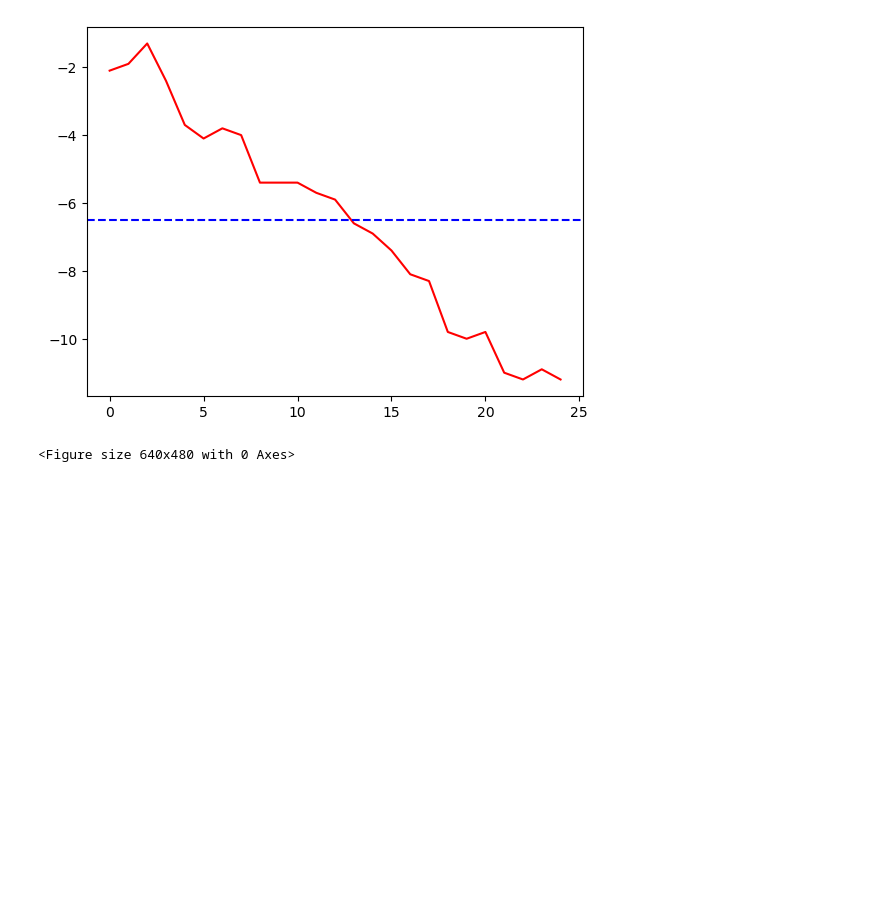
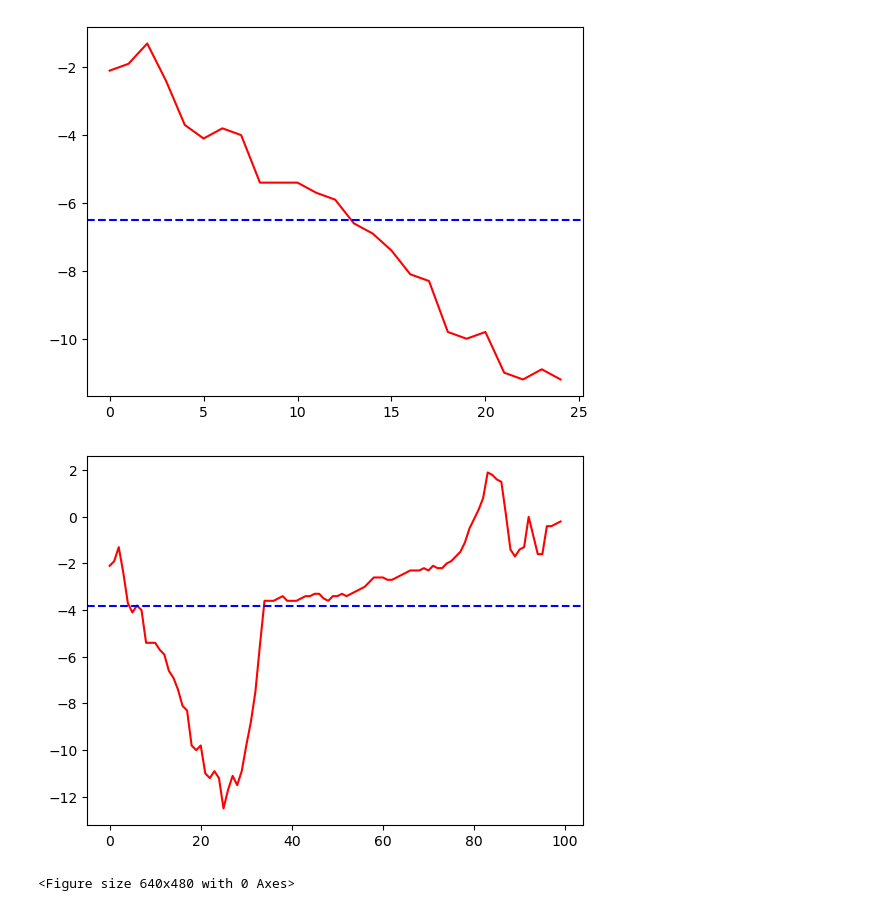
Before and after one commit to IGE-OpenReproLab2025/modular-python-code-demo, a Jupyter notebook: temperature_plotting.ipynb, the cells around one changed output. Cells and saved outputs as stored; diff of their text form; code cells hidden in the pictures; blank space fills up the shorter version.

```diff
--- a/temperature_plotting.ipynb
+++ b/temperature_plotting.ipynb
@@ -1,22 +1,39 @@
 # %%
 import pandas as pd
 from matplotlib import pyplot as plt
 
 num_measurements = 25
 
 # Read data from file
 data = pd.read_csv("temperatures.csv", nrows=num_measurements)
 temperatures = data["Air temperature (degC)"]
 
 # Compute statistics
 mean = sum(temperatures) / num_measurements
 
 # Plotting
 plt.plot(temperatures, "r-")
 plt.axhline(y=mean, color="b", linestyle="--")
 plt.show()
 plt.savefig("25.png")
 plt.clf()
+
+num_measurements = 100
+
+# Read data from file
+data = pd.read_csv("temperatures.csv", nrows=num_measurements)
+temperatures = data["Air temperature (degC)"]
+
+# Compute statistics
+mean = sum(temperatures) / num_measurements
+
+# Plotting
+plt.plot(temperatures, "r-")
+plt.axhline(y=mean, color="b", linestyle="--")
+plt.show()
+plt.savefig("100.png")
+plt.clf()
 # %% [output]
 [figure]
+[figure, added]
 <Figure size 640x480 with 0 Axes>
```
Also changed, not shown: 1 other file.
